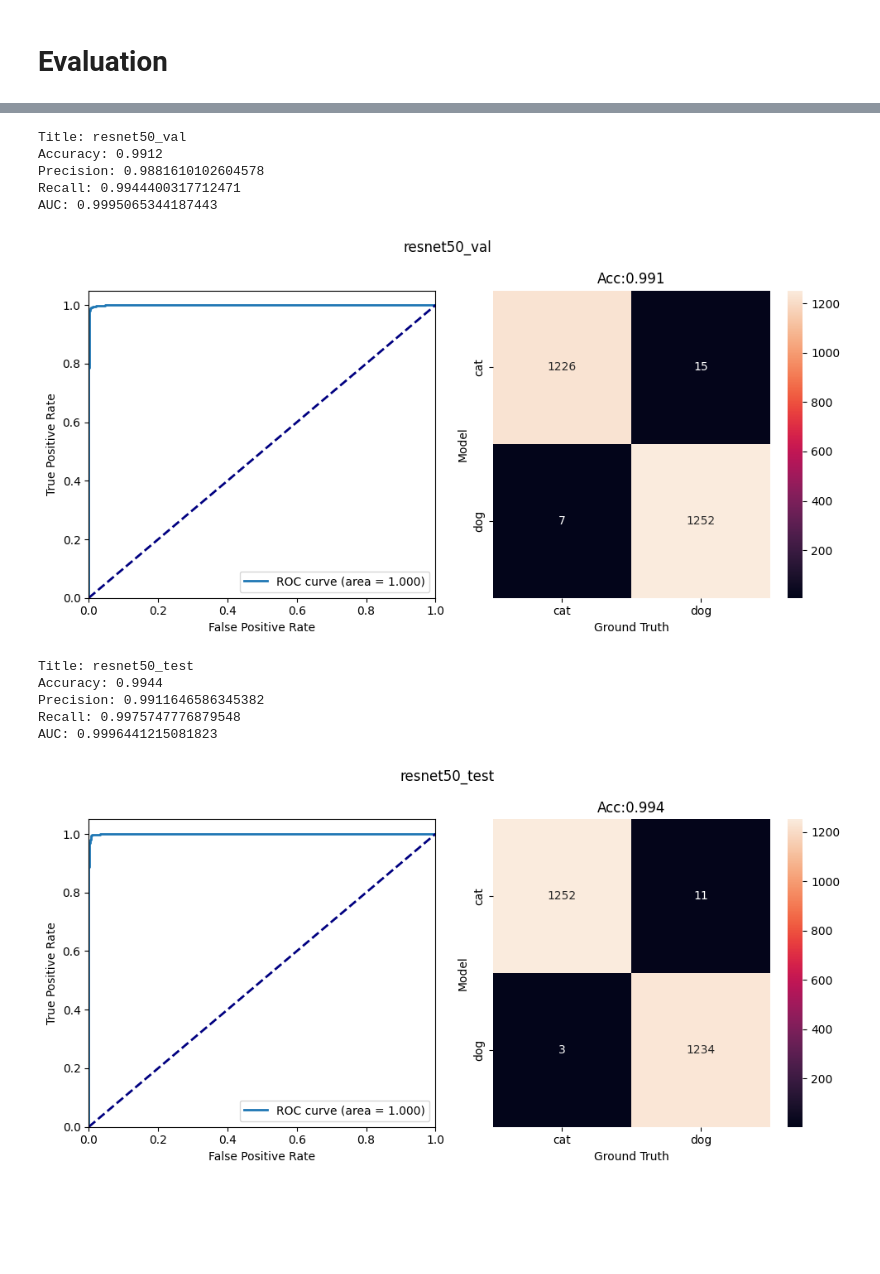
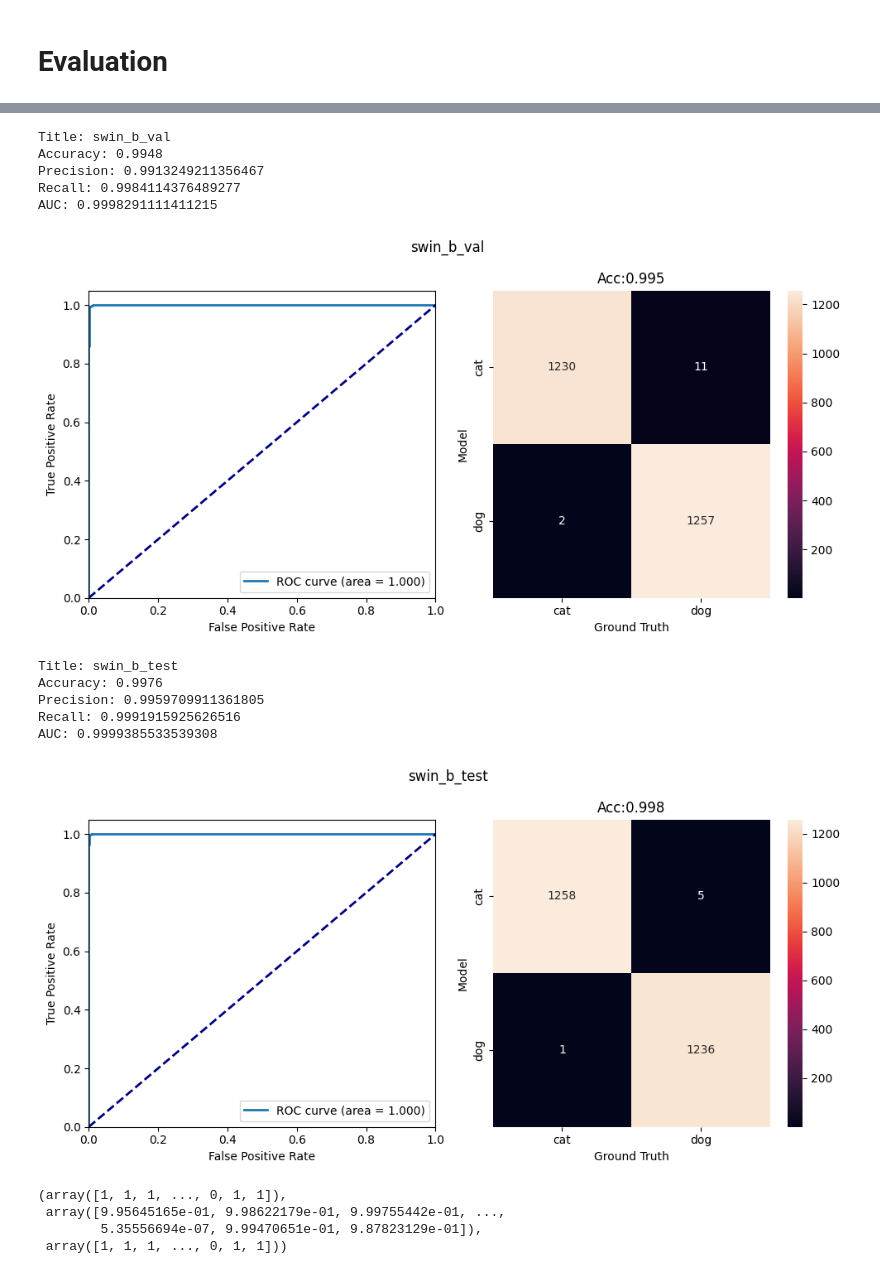
Before and after one commit to daniel-code/dogs-cats-classifier, a Jupyter notebook: notebooks/2.0-model-training-evaluation.ipynb, the cells around one changed output, grey strips where cells are left out. Saved outputs shown, nothing was run; the diff lists cells and outputs as text; code cells hidden in the pictures; blank space fills up the shorter version.

```diff
--- a/notebooks/2.0-model-training-evaluation.ipynb
+++ b/notebooks/2.0-model-training-evaluation.ipynb
@@ -17,12 +17,12 @@ from datetime import datetime
 # %%
 batch_size = 16
 max_epochs = 10
-num_workers = os.cpu_count()//4
+num_workers = os.cpu_count() // 4
 image_size = (256, 256)
 dataset_root = '../datasets/final/train'
 fast_dev_run = False
 seed = 168
-model_type = 'resnet50'
+model_type = 'swin_b'
 accelerator = 'auto'
 devices = None
 output_path = '../model_weights'
@@ -158,20 +158,8 @@ torch.jit.save(script_model, os.path.join(output_path, 'model.pt'))
 # %%
 # evaluation
 dogs_cats_datamodule.setup()
-
-evaluate_model(model=model,
-               dataloader=dogs_cats_datamodule.train_dataloader(),
-               title=f'{model_type}_train',
-               output_path=output_path,
-               verbose=True)
-evaluate_model(model=model,
-               dataloader=dogs_cats_datamodule.val_dataloader(),
-               title=f'{model_type}_val',
-               output_path=output_path,
-               verbose=True)
-evaluate_model(model=model,
-               dataloader=dogs_cats_datamodule.test_dataloader(),
-               title=f'{model_type}_test',
-               output_path=output_path,
-               verbose=True)
+evaluator = Evaluator(model=model, output_path=output_path)
+evaluator.evaluate(dataloader=dogs_cats_datamodule.train_dataloader(), title=f'{model_type}_train', verbose=True)
+evaluator.evaluate(dataloader=dogs_cats_datamodule.val_dataloader(), title=f'{model_type}_val', verbose=True)
+evaluator.evaluate(dataloader=dogs_cats_datamodule.test_dataloader(), title=f'{model_type}_test', verbose=True)
 # %% [output]
@@ -184,12 +172,16 @@ AUC: 0.9990114048418248
-Title: resnet50_val
-Accuracy: 0.9912
-Precision: 0.9881610102604578
-Recall: 0.9944400317712471
-AUC: 0.9995065344187443
+Title: swin_b_val
+Accuracy: 0.9948
+Precision: 0.9913249211356467
+Recall: 0.9984114376489277
+AUC: 0.9998291111411215
-[figure, old version]
+[figure, new version]
-Title: resnet50_test
-Accuracy: 0.9944
-Precision: 0.9911646586345382
-Recall: 0.9975747776879548
-AUC: 0.9996441215081823
+Title: swin_b_test
+Accuracy: 0.9976
+Precision: 0.9959709911361805
+Recall: 0.9991915925626516
+AUC: 0.9999385533539308
-[figure, old version]
+[figure, new version]
+(array([1, 1, 1, ..., 0, 1, 1]),
+ array([9.95645165e-01, 9.98622179e-01, 9.99755442e-01, ...,
+        5.35556694e-07, 9.99470651e-01, 9.87823129e-01]),
+ array([1, 1, 1, ..., 0, 1, 1]))
```
Also changed, not shown: parts of 4 cells of this notebook.
